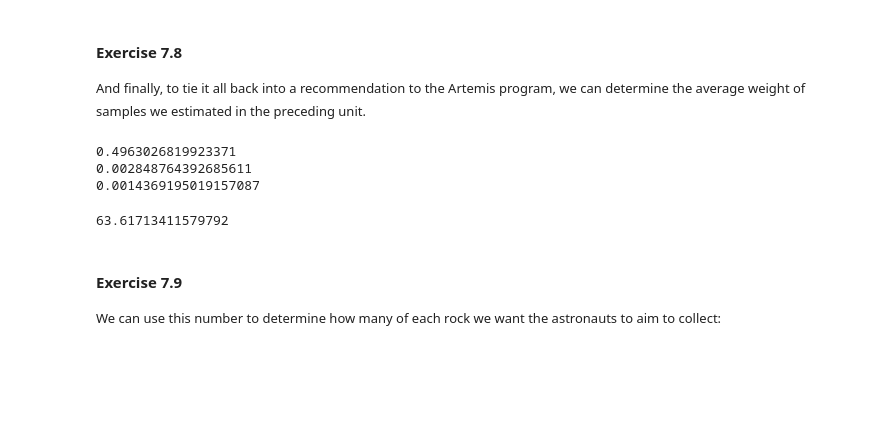
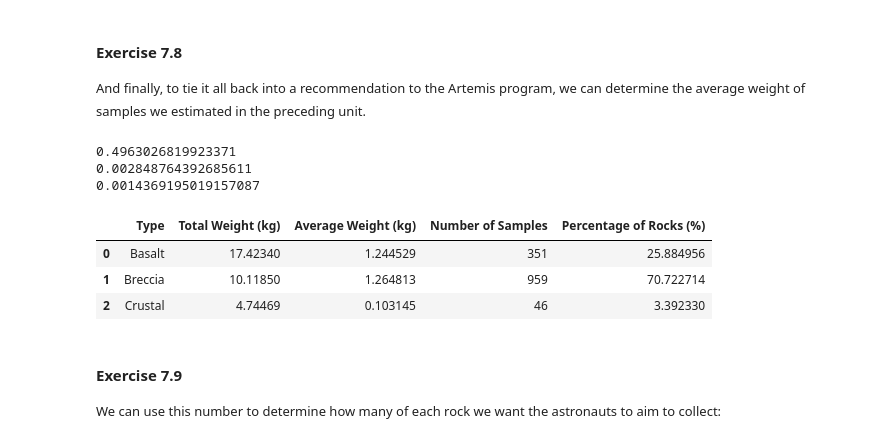
Before and after one commit to pmikaelah/Learn-Microsoft-Learning-Path-1-Explore-space-with-Python-and-Visual-Studio-Code, a Jupyter notebook: [main notebook] over-the-moon/sample-return/sample-return.ipynb, the cells around one changed output. Drawn from its saved outputs; the diff is of its cells as text; code cells hidden in the pictures; blank space fills up the shorter version.

```diff
--- a/[main notebook] over-the-moon/sample-return/sample-return.ipynb
+++ b/[main notebook] over-the-moon/sample-return/sample-return.ipynb
@@ -1008,7 +1008,7 @@ needed_samples = low_samples[low_samples['Type'].isin(['Basalt', 'Breccia'])]
 needed_samples.groupby('Type')['Weight (kg)'].count()
 needed_samples.groupby('Type')['Weight (kg)'].sum()
 
-needed_samples = pd.concat([needed_samples,rock_samples[rock_samples['Type'] == 'Crustal']])
+needed_samples = pd.concat([needed_samples, rock_samples[rock_samples['Type'] == 'Crustal']])
 
 needed_samples_overview = pd.DataFrame()
 needed_samples_overview['Type'] = needed_samples.Type.unique()
@@ -1026,9 +1026,8 @@ needed_samples_overview = pd.merge(needed_samples_overview, total_rock_count, on
 needed_samples_overview.rename(columns = {'ID' : 'Number of Samples'}, inplace = True)
 
 total_rocks = needed_samples_overview['Number of Samples'].sum()
-needed_samples_overview['Percentage of Rocks'] = needed_samples_overview['Number of Samples']/total_rocks
-needed_samples_overview.rename(columns = {'ID' : 'Percentage of Rocks'}, inplace = True)
-needed_samples_overview
+needed_samples_overview['Percentage of Rocks (%)'] = needed_samples_overview['Number of Samples']/total_rocks
+needed_samples_overview['Percentage of Rocks (%)'] = needed_samples_overview['Percentage of Rocks (%)'].apply(lambda x : x * 100)
 
 missions = pd.DataFrame()
 missions['Mission'] = rock_samples['Mission'].unique()
@@ -1042,16 +1041,16 @@ missions['Weight Difference (kg)'] = missions ['Weight Difference (kg)'].fillna(
 
 missions['Lunar Module (LM)'] = ['Eagle (LM-5)', 'Intrepid (LM-6)', 'Antares (LM-8)', 'Falcon (LM-10)', 'Orion (LM-11)', 'Challenger (LM-12)']
 missions['LM Mass (kg)'] = [15103, 15235, 15264, 16430, 16445, 16456]
-missions['LM Mass Difference'] = missions['LM Mass (kg)'].diff()
-missions['LM Mass Difference'] = missions['LM Mass Difference'].fillna(value = 0)
+missions['LM Mass Difference (kg)'] = missions['LM Mass (kg)'].diff()
+missions['LM Mass Difference (kg)'] = missions['LM Mass Difference (kg)'].fillna(value = 0)
 
 missions['Command Module (CM)'] =['Columbia (CSM-107)', 'Yankee Clipper (CM-108)', 'Kitty Hawk (CM-110)', 'Endeavor (CM-112)', 'Casper (CM-113)', 'America (CM-114)']
 missions['CM Mass (kg)'] = [5560, 5609, 5758, 5875, 5840, 5960]
-missions['CM Mass Difference'] = missions['CM Mass (kg)'].diff()
-missions['CM Mass Difference'] = missions['CM Mass Difference'].fillna(value = 0)
+missions['CM Mass Difference (kg)'] = missions['CM Mass (kg)'].diff()
+missions['CM Mass Difference (kg)'] = missions['CM Mass Difference (kg)'].fillna(value = 0)
 
 missions['Total Weight (kg)'] = missions['LM Mass (kg)'] + missions['CM Mass (kg)']
-missions['Total Difference (kg)'] = missions['LM Mass Difference'] + missions['CM Mass Difference']
+missions['Total Difference (kg)'] = missions['LM Mass Difference (kg)'] + missions['CM Mass Difference (kg)']
 
 # Sample-to-weight ratio for Apollo missions:
 saturnVPayload = 43500 #(kg)
@@ -1062,34 +1061,39 @@ missions['Sample: Payload'] = missions['Sample Weight (kg)']/saturnVPayload
 missions
 
 # Take the average of all those ratios across all the Apollo missions:
 crewedarea_payload_average = missions['Crewed Area: Payload'].mean()
 sample_crewedarea_average = missions['Sample: Crewed Area'].mean()
 sample_payload_average = missions['Sample: Payload'].mean()
 
 print(crewedarea_payload_average)
 print(sample_crewedarea_average)
 print(sample_payload_average)
 
 artemis_crewedArea = 26520
 artemis_missions = pd.DataFrame({'Mission': ['Artemis 1','Artemis 1b','Artemis 2'],
                                 'Total Weight (kg)': [artemis_crewedArea,artemis_crewedArea,artemis_crewedArea],
                                 'Payload (kg)': [26988, 37965, 42955]})
 
 # Sample-to-weight ratio for (estimated) Artemis missions:
 artemis_missions['Sample Weight from Total Weight (kg)'] = artemis_missions['Total Weight (kg)'] * sample_crewedarea_average
 artemis_missions['Sample Weight from Payload (kg)'] = artemis_missions['Payload (kg)'] * sample_payload_average
 
 artemis_missions['Estimated Sample Weight (kg)'] = (artemis_missions['Sample Weight from Total Weight (kg)'] + artemis_missions['Sample Weight from Payload (kg)'])/2
 
 artemis_missions
 
 artemis_ave_weight = artemis_missions['Estimated Sample Weight (kg)'].mean()
 artemis_ave_weight
+
+needed_samples_overview
 # %% [output]
 0.4963026819923371
 0.002848764392685611
 0.0014369195019157087
-63.61713411579792
+|  | Type | Total Weight (kg) | Average Weight (kg) | Number of Samples | Percentage of Rocks (%) |
+| 0 | Basalt | 17.42340 | 1.244529 | 351 | 25.884956 |
+| 1 | Breccia | 10.11850 | 1.264813 | 959 | 70.722714 |
+| 2 | Crustal | 4.74469 | 0.103145 | 46 | 3.392330 |
 # %% [markdown]
 #### Exercise 7.9
 
```
Also changed, not shown: parts of 6 cells of this notebook.
